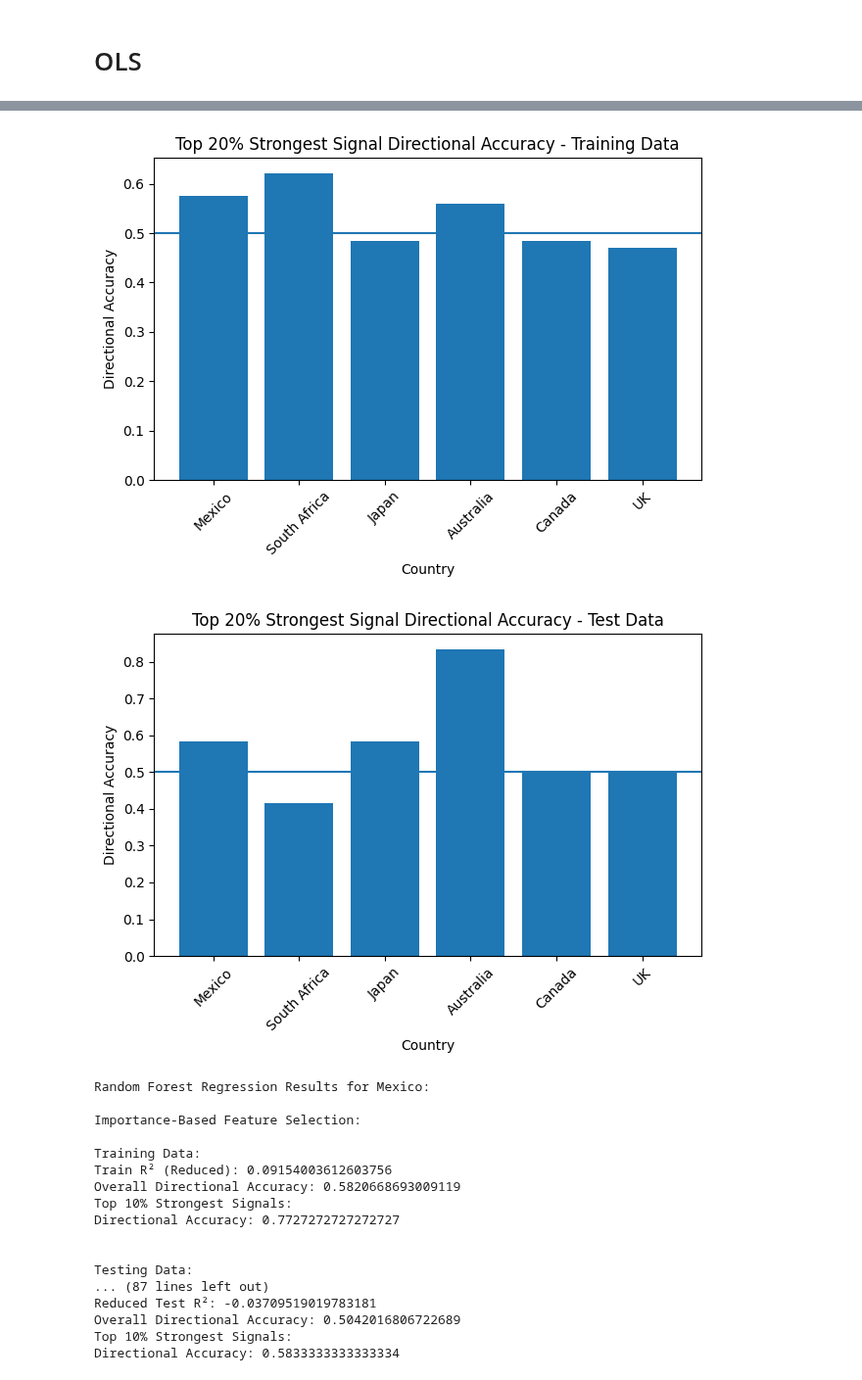
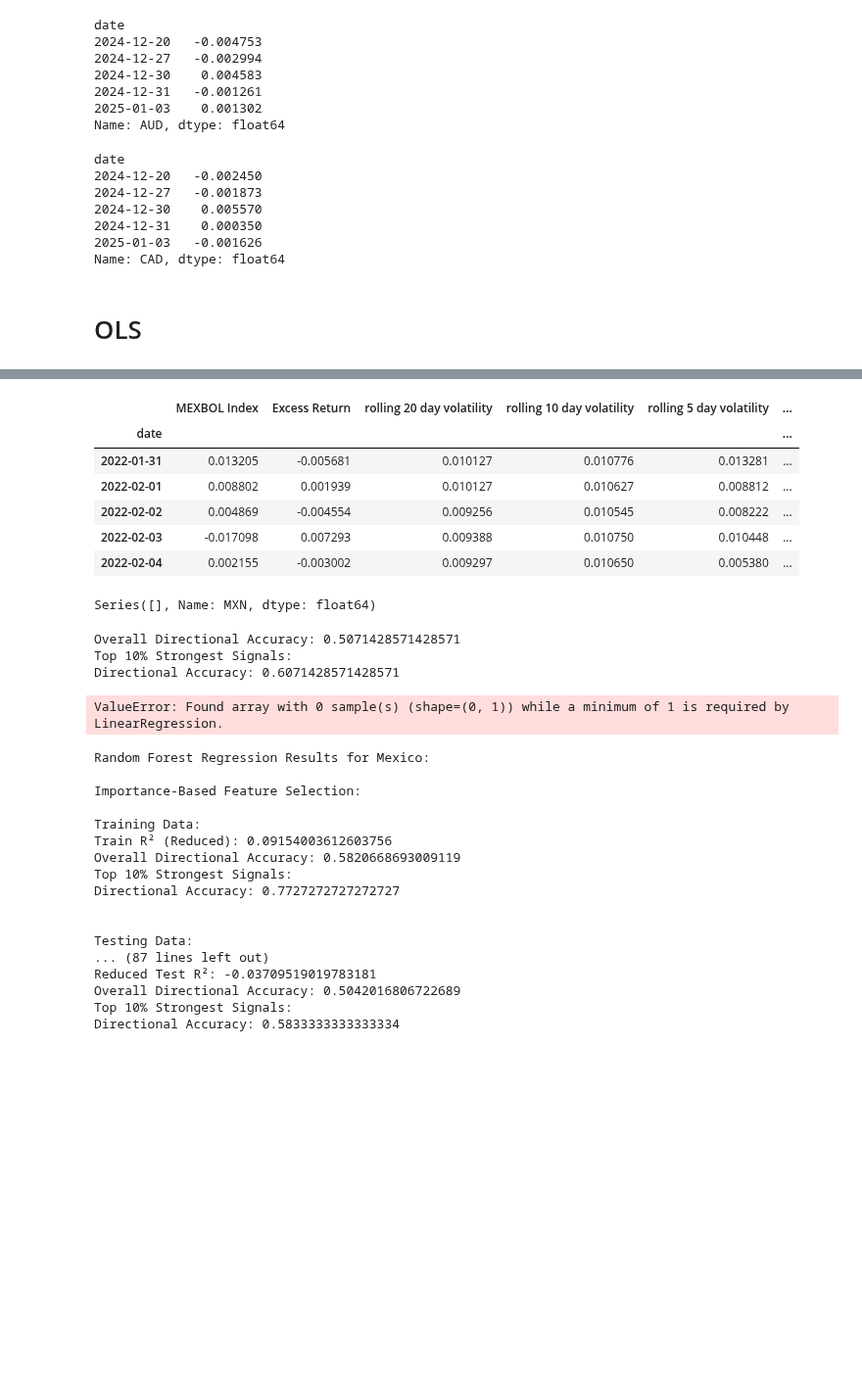
Before and after one commit to AdithSrinivasan/qts-cross-asset-fx, a Jupyter notebook: sandbox/stage2_reg.ipynb, the cells around one changed output, grey strips where cells are left out. Shown at 98% size. Cells and saved outputs as stored; diff of their text form; code cells hidden in the pictures; blank space fills up the shorter version.

```diff
--- a/sandbox/stage2_reg.ipynb
+++ b/sandbox/stage2_reg.ipynb
@@ -184,20 +176,37 @@ UK - Excess Return and Rolling Statistics:
 residuals = pd.read_csv(DATA_DIR / "stage1_residuals.csv").set_index('date')
 country_residuals = {}
 country_residuals['Australia'] = residuals['AUD']
+display(country_residuals['Australia'].tail())
 country_residuals['Canada'] = residuals['CAD']
+display(country_residuals['Canada'].tail())
 country_residuals['Japan'] = residuals['JPY']
 country_residuals['Mexico'] = residuals['MXN']
 country_residuals['South Africa'] = residuals['ZAR']
 country_residuals['UK'] = residuals['GBP']
-# country_residuals['Brazil'] = residuals['BRL']
-# country_residuals['Hong Kong'] = residuals['HKD']
-# country_residuals['India'] = residuals['INR']
-# country_residuals['South Korea'] = residuals['KRW']
-# country_residuals['Norway'] = residuals['NOK']
-# country_residuals['Sweden'] = residuals['SEK']
-# country_residuals['Singapore'] = residuals['SGD']
-# country_residuals['Switzerland'] = residuals['CHF']
-# country_residuals['New Zealand'] = residuals['NZD']
+country_residuals['Brazil'] = residuals['BRL']
+country_residuals['Hong Kong'] = residuals['HKD']
+country_residuals['India'] = residuals['INR']
+country_residuals['South Korea'] = residuals['KRW']
+country_residuals['Norway'] = residuals['NOK']
+country_residuals['Sweden'] = residuals['SEK']
+country_residuals['Singapore'] = residuals['SGD']
+country_residuals['Switzerland'] = residuals['CHF']
+country_residuals['New Zealand'] = residuals['NZD']
+# %% [output]
+date
+2024-12-20   -0.004753
+2024-12-27   -0.002994
+2024-12-30    0.004583
+2024-12-31   -0.001261
+2025-01-03    0.001302
+Name: AUD, dtype: float64
+date
+2024-12-20   -0.002450
+2024-12-27   -0.001873
+2024-12-30    0.005570
+2024-12-31    0.000350
+2025-01-03   -0.001626
+Name: CAD, dtype: float64
 # %%
 def evaluate_signal(predictions, y_test, top_pcts=[.1]):
     predictions = pd.Series(predictions, index=y_test.index)
@@ -207,6 +216,7 @@ def evaluate_signal(predictions, y_test, top_pcts=[.1]):
     )
     print("Overall Directional Accuracy:", directional_accuracy)
     strong_accuracies = []
+    threshold = 0
     for top_pct in top_pcts:
         threshold = predictions.abs().quantile(1 - top_pct)
         # print(f"Threshold for top {int(top_pct*100)}% signals: {threshold:.4f}")
@@ -215,19 +225,20 @@ def evaluate_signal(predictions, y_test, top_pcts=[.1]):
             np.sign(predictions[strong_mask]) == np.sign(y_test[strong_mask])
         )
         print(f"Top {int(top_pct*100)}% Strongest Signals:")
+        print(f"Signal Threshold: {threshold:.4f}")
         print("Directional Accuracy:", strong_directional_accuracy)
         strong_accuracies.append((top_pct, strong_directional_accuracy))
     return {
         "overall_direction": directional_accuracy,
         "strong_direction": strong_directional_accuracy
-    }, strong_accuracies
+    }, strong_accuracies, threshold
 
 
 def ols_regression(X_train, y_train, X_test, y_test):
     lr = LinearRegression()
     lr.fit(X_train, y_train)
     train_predictions = lr.predict(X_train)
-    _, strong_accuracies_train = evaluate_signal(train_predictions, y_train)
+    _, strong_accuracies_train, train_threshold = evaluate_signal(train_predictions, y_train)
     train_r2 = lr.score(X_train, y_train)
     predictions = lr.predict(X_test)
     df = pd.DataFrame({
@@ -235,8 +246,8 @@ def ols_regression(X_train, y_train, X_test, y_test):
         'Predicted': predictions
     })
     print(f"R^2 Score: {lr.score(X_test, y_test)}")
-    _, strong_accuracies_test = evaluate_signal(predictions, y_test)
-    return predictions, lr, df[['Actual']], train_r2, lr.score(X_test, y_test), strong_accuracies_train, strong_accuracies_test
+    _, strong_accuracies_test, test_threshold = evaluate_signal(predictions, y_test)
+    return predictions, lr, df[['Actual']], train_r2, lr.score(X_test, y_test), strong_accuracies_train, strong_accuracies_test, train_threshold, test_threshold
 
 
 def random_forest_model(X_train, y_train, X_test, y_test):
@@ -274,15 +285,15 @@ def random_forest_model(X_train, y_train, X_test, y_test):
     train_r2 = rf_reduced.score(X_train_reduced, y_train)
     print("\nTraining Data:")
     print("Train R² (Reduced):", train_r2)
-    dic, strong_accuracies_train = evaluate_signal(train_predictions, y_train)
+    dic, strong_accuracies_train, train_threshold = evaluate_signal(train_predictions, y_train)
     print()
     print("\nTesting Data:")
     predictions_reduced = rf_reduced.predict(X_test_reduced)
     test_r2 = rf_reduced.score(X_test_reduced, y_test)
     print("Reduced Test R²:", test_r2)
-    dic, strong_accuracies_test = evaluate_signal(predictions_reduced, y_test)
+    dic, strong_accuracies_test, test_threshold = evaluate_signal(predictions_reduced, y_test)
 
-    return predictions_reduced, rf_reduced, y_test, train_r2, test_r2, strong_accuracies_train, strong_accuracies_test
+    return predictions_reduced, rf_reduced, y_test, train_r2, test_r2, strong_accuracies_train, strong_accuracies_test, train_threshold, test_threshold
 # %% [markdown]
 # OLS
 # %%
@@ -291,11 +302,14 @@ train_r2s = {}
 test_r2s = {}
 train_accuracies = {}
 test_accuracies = {}
+train_thresholds = {}
+test_thresholds = {}
 
 for country, data in countries.items():
     if country not in country_residuals:
         print(f"Residuals for {country} not found. Skipping regression.")
         continue
+    print(f"\nRunning regression for {country}...")
     X_train = countries[country]['2022-01-01':'2024-09-30']
     y_train = country_residuals[country]['2022-01-01':'2024-09-30'].shift(-1).dropna()  # Shift to align with next day's return
     X_train = X_train.copy()
@@ -304,19 +318,26 @@ for country, data in countries.items():
     y_train.index = pd.to_datetime(y_train.index)
     df_train = pd.concat([X_train, y_train], axis=1).dropna()
     df_train.drop(columns=['SPX Index'], inplace=True)  # Drop SPX Index from features
+    display(df_train.head())
+
     X_test = countries[country]['2025-01-01':'2026-01-01']
+
     y_test = country_residuals[country]['2025-01-01':'2026-01-01'].shift(-1).dropna()  # Shift to align with next day's return
+    display(y_test.head())
     X_test = X_test.copy()
     y_test = y_test.copy()
     X_test.index = pd.to_datetime(X_test.index)
     y_test.index = pd.to_datetime(y_test.index)
     df_test = pd.concat([X_test, y_test], axis=1).dropna()
+
     df_test.drop(columns=['SPX Index'], inplace=True)  # Drop SPX Index from features
-    model_preds, model, ys, trains_r2, test_r2, strong_acc_train, strong_acc_test = ols_regression(df_train[['Excess Return']], df_train.iloc[:, -1], df_test[['Excess Return']], df_test.iloc[:, -1])
+    model_preds, model, ys, trains_r2, test_r2, strong_acc_train, strong_acc_test, train_threshold, test_threshold = ols_regression(df_train[['Excess Return']], df_train.iloc[:, -1], df_test[['Excess Return']], df_test.iloc[:, -1])
     train_r2s[country] = trains_r2
     test_r2s[country] = test_r2
     train_accuracies[country] = strong_acc_train
     test_accuracies[country] = strong_acc_test
+    train_thresholds[country] = train_threshold
+    test_thresholds[country] = test_threshold
 
 
 plt.figure(figsize=(10, 6))
@@ -374,5 +378,15 @@ Directional Accuracy: 0.5
-[figure, removed]
-[figure, removed]
+|  | MEXBOL Index | Excess Return | rolling 20 day volatility | rolling 10 day volatility | rolling 5 day volatility | ... |
+| date |  |  |  |  |  | ... |
+| 2022-01-31 | 0.013205 | -0.005681 | 0.010127 | 0.010776 | 0.013281 | ... |
+| 2022-02-01 | 0.008802 | 0.001939 | 0.010127 | 0.010627 | 0.008812 | ... |
+| 2022-02-02 | 0.004869 | -0.004554 | 0.009256 | 0.010545 | 0.008222 | ... |
+| 2022-02-03 | -0.017098 | 0.007293 | 0.009388 | 0.010750 | 0.010448 | ... |
+| 2022-02-04 | 0.002155 | -0.003002 | 0.009297 | 0.010650 | 0.005380 | ... |
+Series([], Name: MXN, dtype: float64)
+Overall Directional Accuracy: 0.5071428571428571
+Top 10% Strongest Signals:
+Directional Accuracy: 0.6071428571428571
+ValueError: Found array with 0 sample(s) (shape=(0, 1)) while a minimum of 1 is required by LinearRegression.
 # %%
 train_r2s = {}
 test_r2s = {}
```
Also changed, not shown: parts of 6 cells of this notebook, 2 other files.
